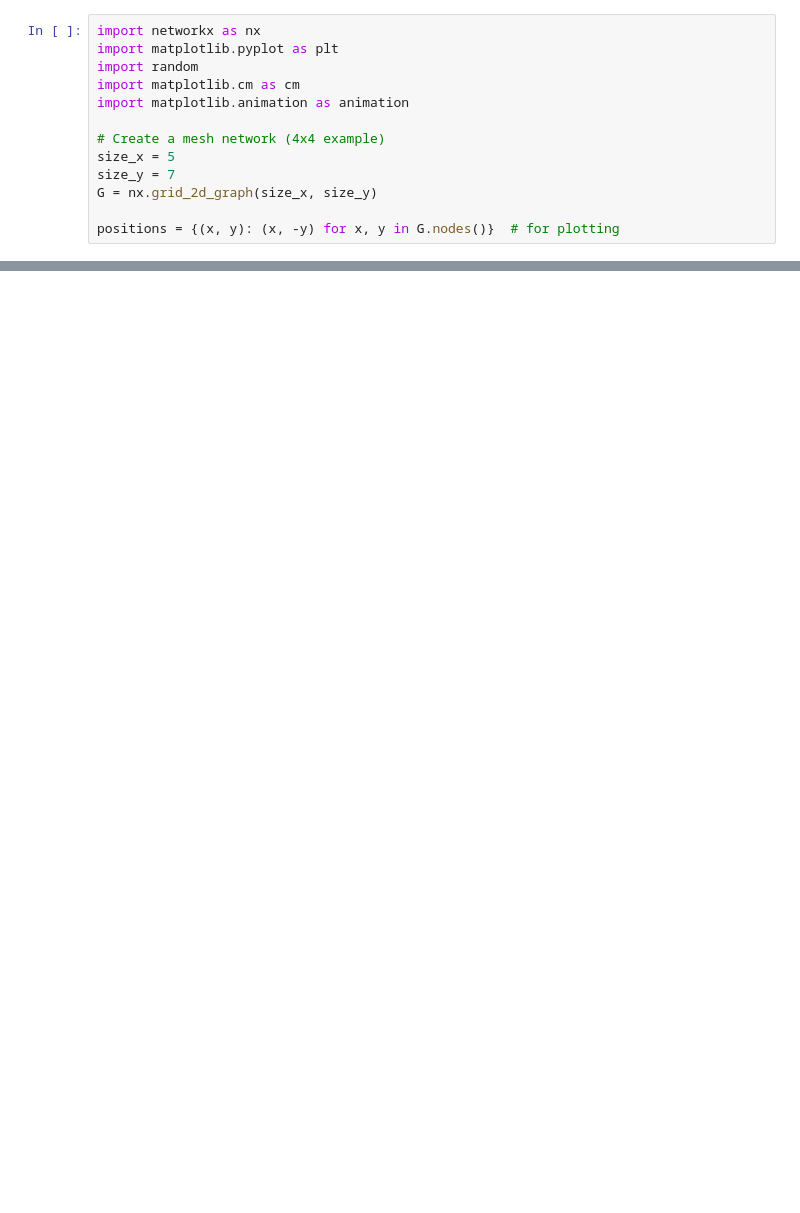
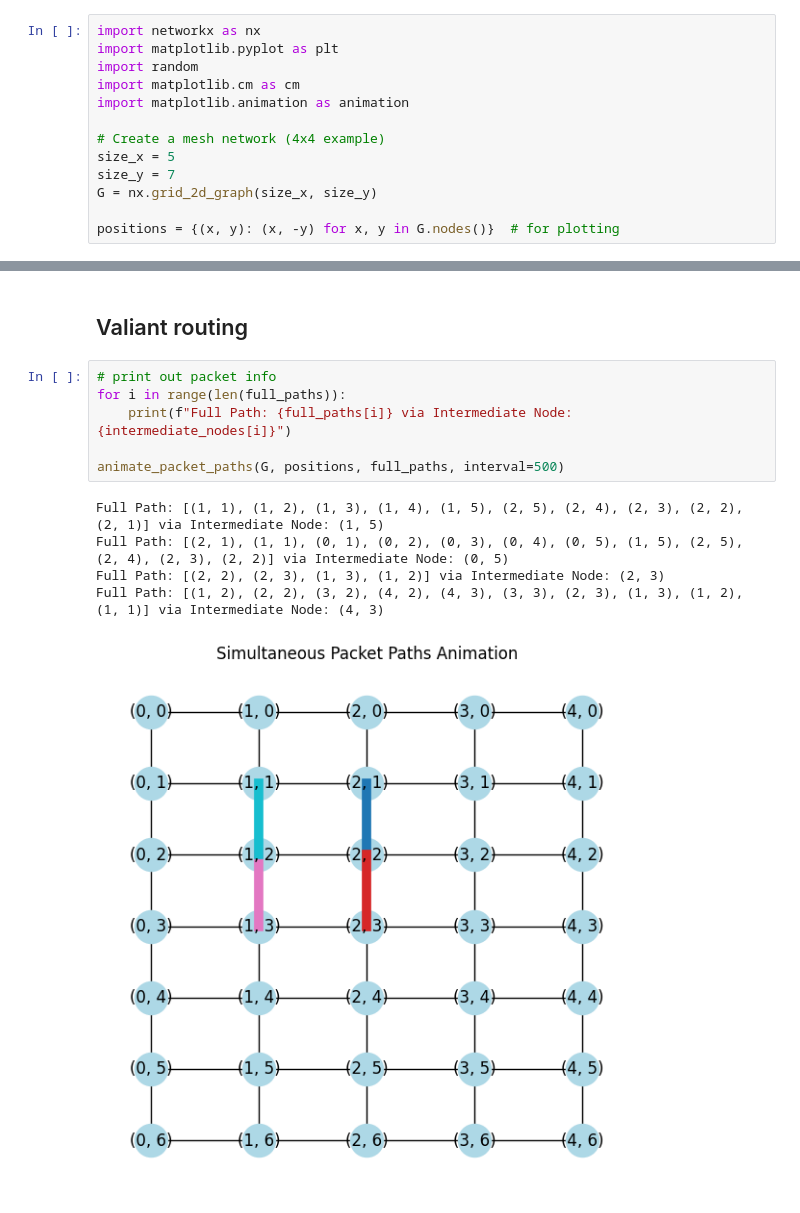
Before and after one commit to kazeric/Visualising_routing_in_Parallel_systems, a Jupyter notebook: mesh_xy.ipynb, the cells around one changed output, grey strips where cells are left out. Drawn from its saved outputs; the diff is of its cells as text; blank space fills up the shorter version.

```diff
--- a/mesh_xy.ipynb
+++ b/mesh_xy.ipynb
@@ -211,0 +289,14 @@ animate_packet_paths(G, positions, packet_paths, interval=500)
+# %% [markdown]
+## Valiant routing
+# %%
+# print out packet info
+for i in range(len(full_paths)):
+    print(f"Full Path: {full_paths[i]} via Intermediate Node: {intermediate_nodes[i]}")
+
+animate_packet_paths(G, positions, full_paths, interval=500)
+# %% [output]
+Full Path: [(1, 1), (1, 2), (1, 3), (1, 4), (1, 5), (2, 5), (2, 4), (2, 3), (2, 2), (2, 1)] via Intermediate Node: (1, 5)
+Full Path: [(2, 1), (1, 1), (0, 1), (0, 2), (0, 3), (0, 4), (0, 5), (1, 5), (2, 5), (2, 4), (2, 3), (2, 2)] via Intermediate Node: (0, 5)
+Full Path: [(2, 2), (2, 3), (1, 3), (1, 2)] via Intermediate Node: (2, 3)
+Full Path: [(1, 2), (2, 2), (3, 2), (4, 2), (4, 3), (3, 3), (2, 3), (1, 3), (1, 2), (1, 1)] via Intermediate Node: (4, 3)
+[figure, added]
```
Also changed, not shown: parts of 28 cells of this notebook, 2 other files.
